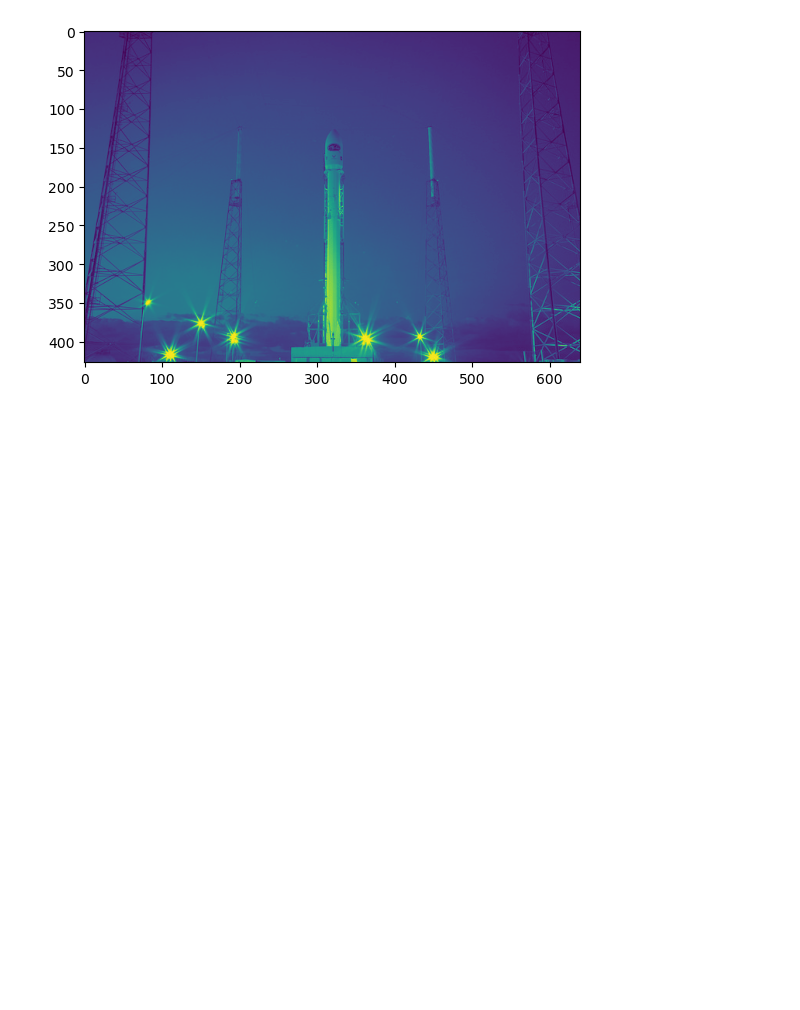
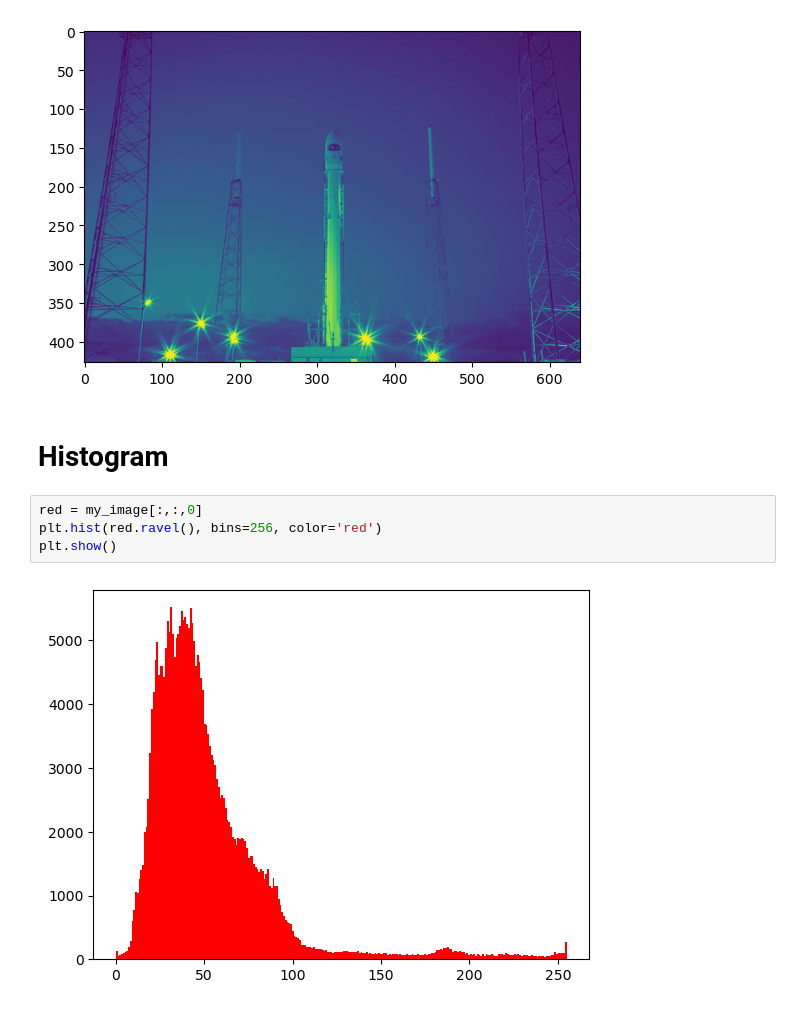
Before and after one commit to Ramseths/scikit-image-preprocessing, a Jupyter notebook: histograms.ipynb, the cells around one changed output. Drawn from its saved outputs; the diff is of its cells as text; blank space fills up the shorter version.

Commit message:
feat: add histograms

```diff
--- a/histograms.ipynb
+++ b/histograms.ipynb
@@ -20,3 +20,11 @@ plt.imshow(my_image_grayscale)
 # %% [output]
 <matplotlib.image.AxesImage at 0x...>
 [figure]
+# %% [markdown]
+# Histogram
+# %%
+red = my_image[:,:,0]
+plt.hist(red.ravel(), bins=256, color='red')
+plt.show()
+# %% [output]
+[figure, added]
```
Also changed, not shown: parts of 2 cells of this notebook.
